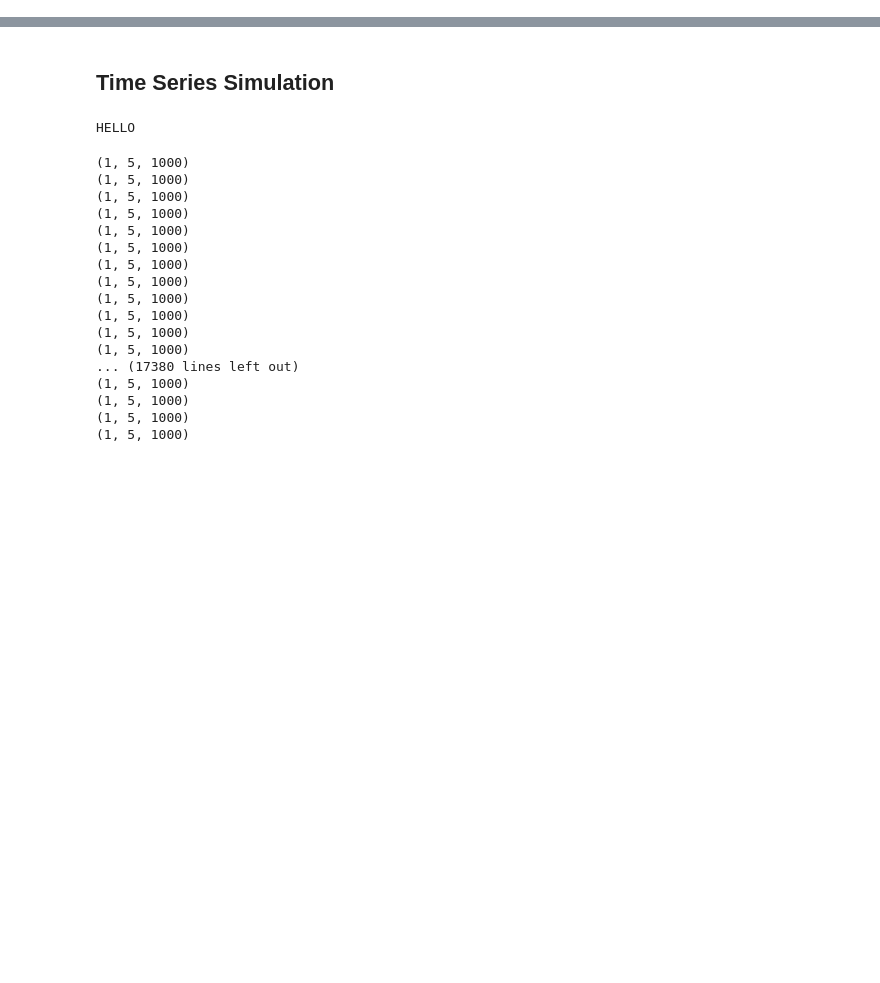
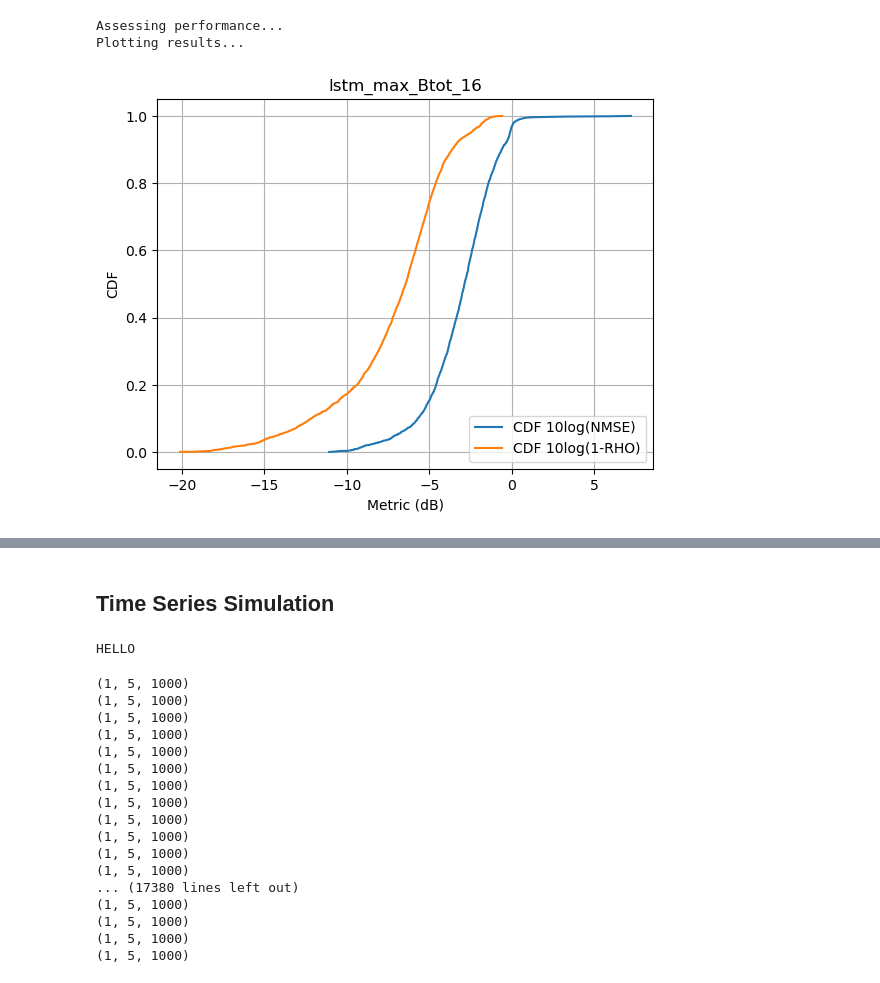
Before and after one commit to dziper/NonstaticCSI, a Jupyter notebook: project/lstmModelTest.ipynb, the cells around one changed output, grey strips where cells are left out. Saved outputs shown, nothing was run; the diff lists cells and outputs as text; code cells hidden in the pictures; blank space fills up the shorter version.

```diff
--- a/project/lstmModelTest.ipynb
+++ b/project/lstmModelTest.ipynb
@@ -70 +95,7 @@ ul_pred_error: (3076, 200)
+# %%
+utils.reference_nmse_rho_test("lstm_max", test_set.csi_samples[cfg.predictor_window_size:], ul_pred_csi, save_path=cfg.results_save_path, btot=cfg.total_bits)
+# %% [output]
+Assessing performance...
+Plotting results...
+[figure, added]
 # %%
```
Also changed, not shown: parts of 5 cells of this notebook, 8 other files.
